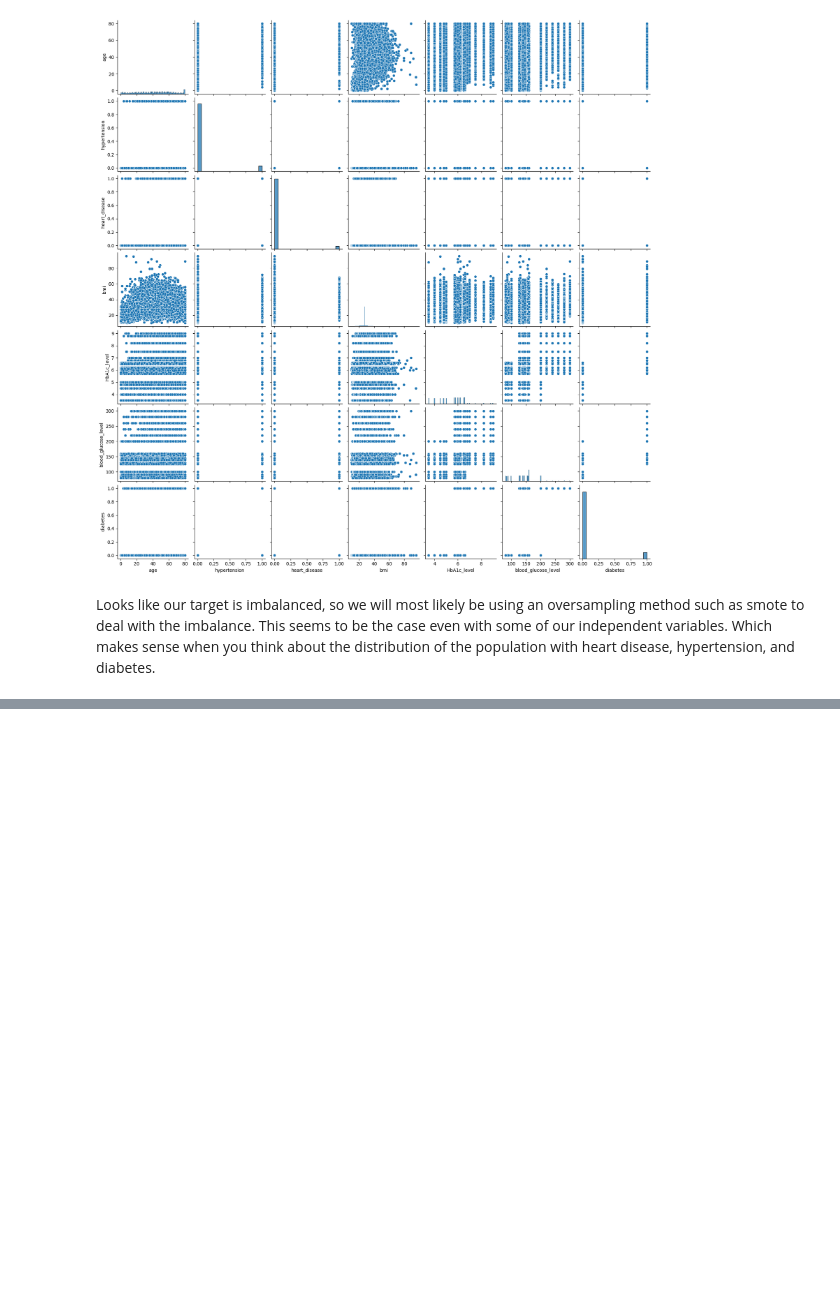
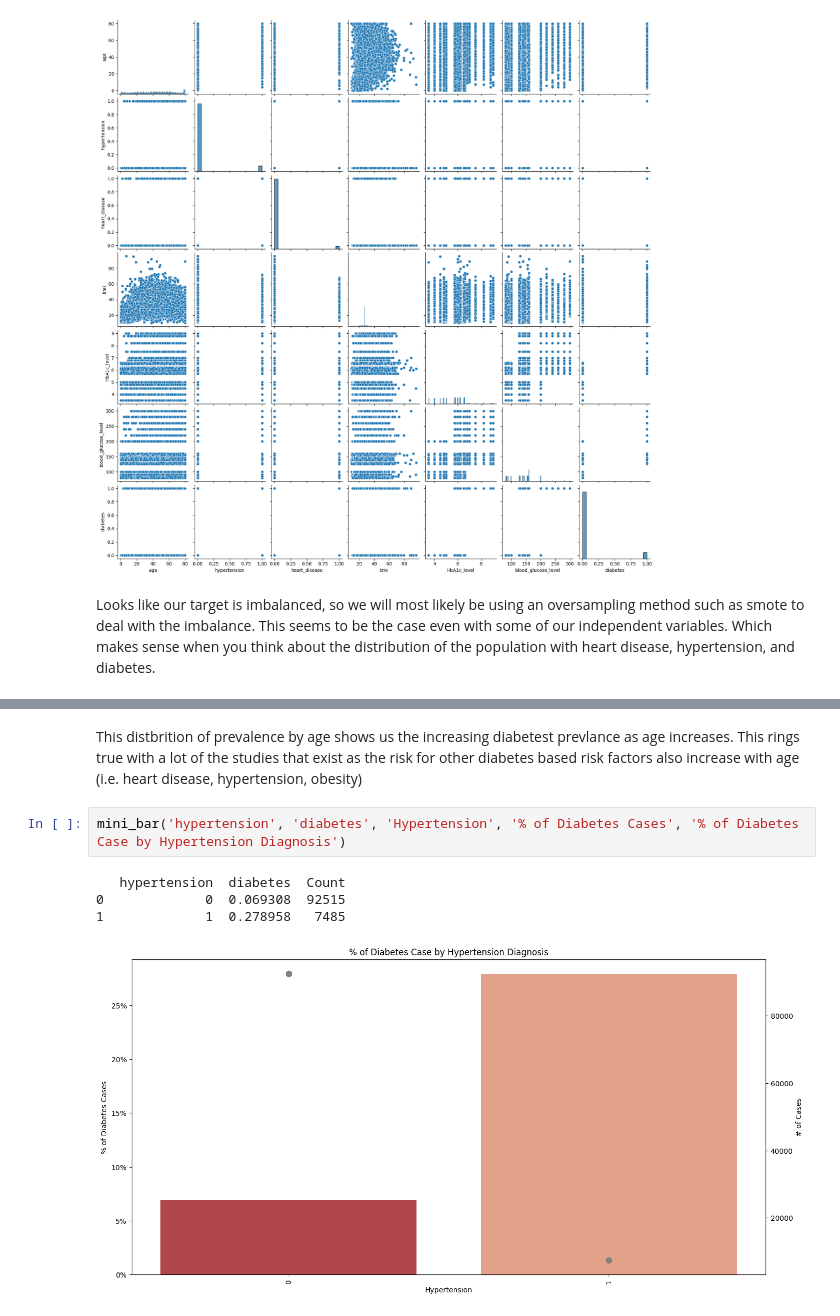
Before and after one commit to heathlikethecandybar/phase_5, a Jupyter notebook: phase_5_notebook.ipynb, the cells around one changed output, grey strips where cells are left out. Saved outputs shown, nothing was run; the diff lists cells and outputs as text; blank space fills up the shorter version.

```diff
--- a/phase_5_notebook.ipynb
+++ b/phase_5_notebook.ipynb
@@ -230,0 +285,9 @@ plt.show()
+# %% [markdown]
+This distbrition of prevalence by age shows us the increasing diabetest prevlance as age increases.  This rings true with a lot of the studies that exist as the risk for other diabetes based risk factors also increase with age (i.e. heart disease, hypertension, obesity)
+# %%
+mini_bar('hypertension', 'diabetes', 'Hypertension', '% of Diabetes Cases', '% of Diabetes Case by Hypertension Diagnosis')
+# %% [output]
+   hypertension  diabetes  Count
+0             0  0.069308  92515
+1             1  0.278958   7485
+[figure, added]
```
Also changed, not shown: parts of 69 cells of this notebook.
